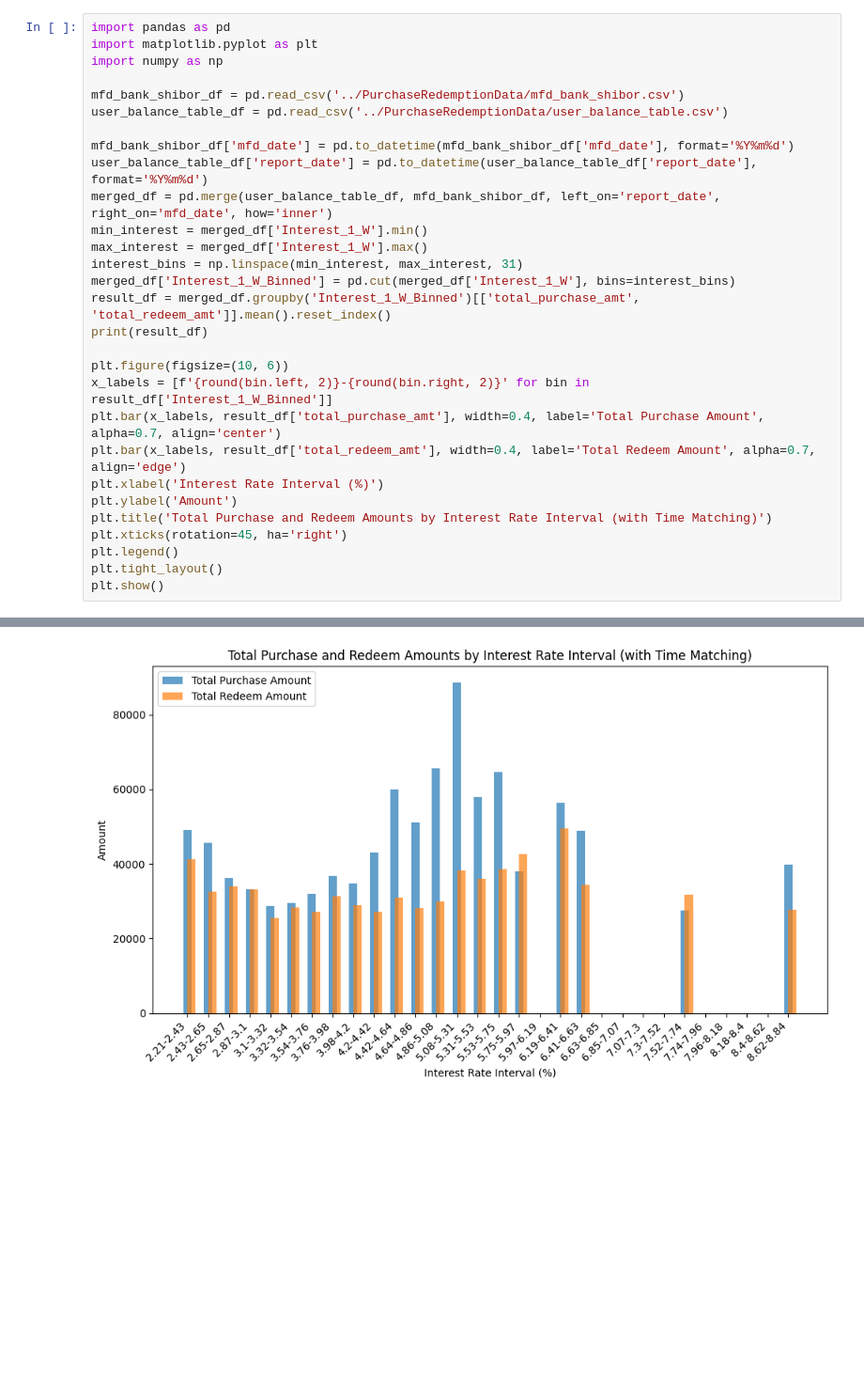
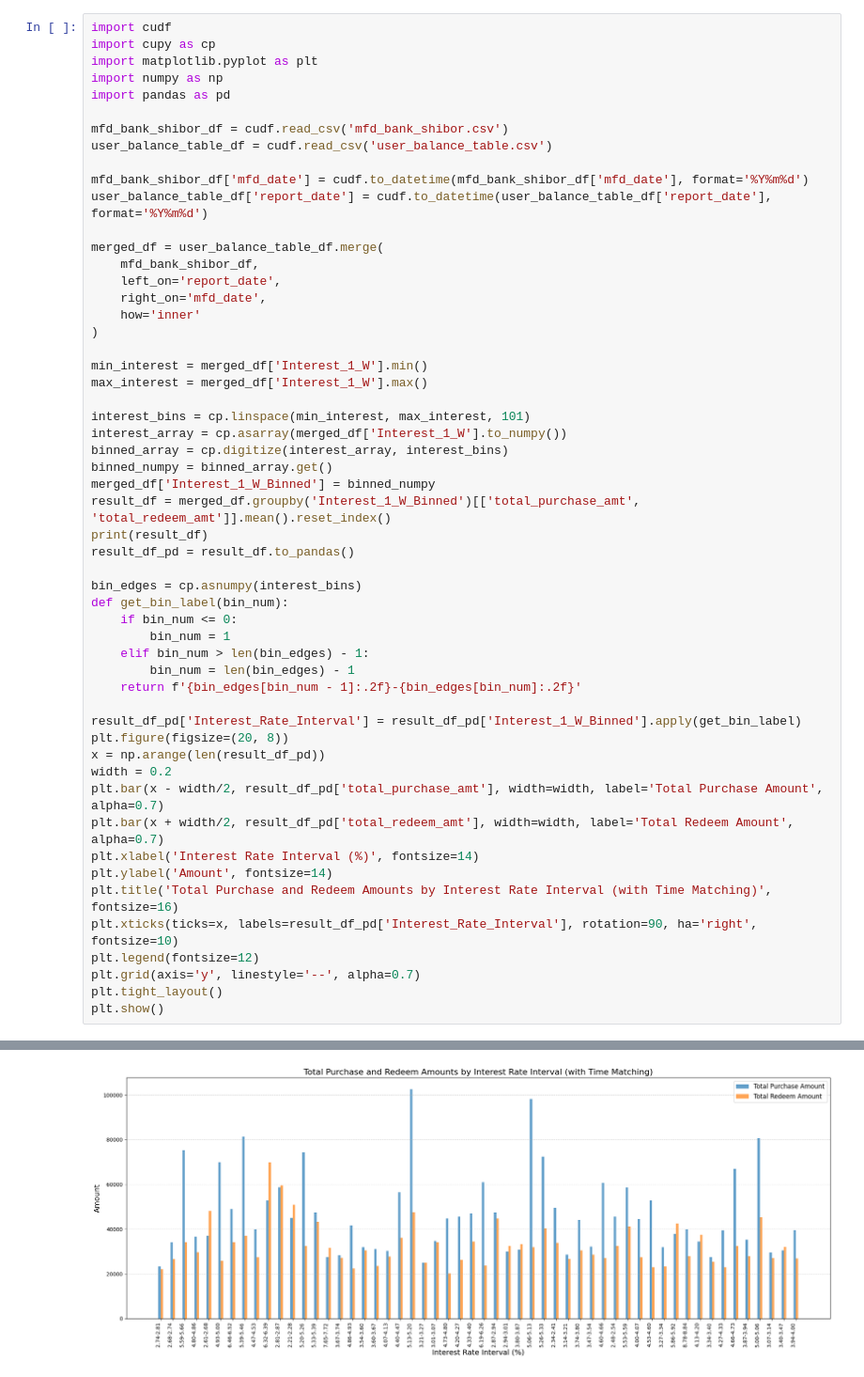
Before and after one commit to xjyOOoo/BigDataLab2, a Jupyter notebook: InterferingFactors/process.ipynb, the cells around one changed output, grey strips where cells are left out. Shown at 94% size. Saved outputs shown, nothing was run; the diff lists cells and outputs as text; blank space fills up the shorter version.

```diff
--- a/InterferingFactors/process.ipynb
+++ b/InterferingFactors/process.ipynb
@@ -1,30 +1,55 @@
 # %%
-import pandas as pd
+import cudf
+import cupy as cp
 import matplotlib.pyplot as plt
 import numpy as np
+import pandas as pd
 
-mfd_bank_shibor_df = pd.read_csv('../PurchaseRedemptionData/mfd_bank_shibor.csv')
-user_balance_table_df = pd.read_csv('../PurchaseRedemptionData/user_balance_table.csv')
+mfd_bank_shibor_df = cudf.read_csv('mfd_bank_shibor.csv')
+user_balance_table_df = cudf.read_csv('user_balance_table.csv')
 
-mfd_bank_shibor_df['mfd_date'] = pd.to_datetime(mfd_bank_shibor_df['mfd_date'], format='%Y%m%d')
-user_balance_table_df['report_date'] = pd.to_datetime(user_balance_table_df['report_date'], format='%Y%m%d')
-merged_df = pd.merge(user_balance_table_df, mfd_bank_shibor_df, left_on='report_date', right_on='mfd_date', how='inner')
+mfd_bank_shibor_df['mfd_date'] = cudf.to_datetime(mfd_bank_shibor_df['mfd_date'], format='%Y%m%d')
+user_balance_table_df['report_date'] = cudf.to_datetime(user_balance_table_df['report_date'], format='%Y%m%d')
+
+merged_df = user_balance_table_df.merge(
+    mfd_bank_shibor_df,
+    left_on='report_date',
+    right_on='mfd_date',
+    how='inner'
+)
+
 min_interest = merged_df['Interest_1_W'].min()
 max_interest = merged_df['Interest_1_W'].max()
-interest_bins = np.linspace(min_interest, max_interest, 31)
-merged_df['Interest_1_W_Binned'] = pd.cut(merged_df['Interest_1_W'], bins=interest_bins)
+
+interest_bins = cp.linspace(min_interest, max_interest, 101)
+interest_array = cp.asarray(merged_df['Interest_1_W'].to_numpy())
+binned_array = cp.digitize(interest_array, interest_bins)
+binned_numpy = binned_array.get()
+merged_df['Interest_1_W_Binned'] = binned_numpy
 result_df = merged_df.groupby('Interest_1_W_Binned')[['total_purchase_amt', 'total_redeem_amt']].mean().reset_index()
 print(result_df)
+result_df_pd = result_df.to_pandas()
 
-plt.figure(figsize=(10, 6))
-x_labels = [f'{round(bin.left, 2)}-{round(bin.right, 2)}' for bin in result_df['Interest_1_W_Binned']]
-plt.bar(x_labels, result_df['total_purchase_amt'], width=0.4, label='Total Purchase Amount', alpha=0.7, align='center')
-plt.bar(x_labels, result_df['total_redeem_amt'], width=0.4, label='Total Redeem Amount', alpha=0.7, align='edge')
-plt.xlabel('Interest Rate Interval (%)')
-plt.ylabel('Amount')
-plt.title('Total Purchase and Redeem Amounts by Interest Rate Interval (with Time Matching)')
-plt.xticks(rotation=45, ha='right')
-plt.legend()
+bin_edges = cp.asnumpy(interest_bins)
+def get_bin_label(bin_num):
+    if bin_num <= 0:
+        bin_num = 1
+    elif bin_num > len(bin_edges) - 1:
+        bin_num = len(bin_edges) - 1
+    return f'{bin_edges[bin_num - 1]:.2f}-{bin_edges[bin_num]:.2f}'
+
+result_df_pd['Interest_Rate_Interval'] = result_df_pd['Interest_1_W_Binned'].apply(get_bin_label)
+plt.figure(figsize=(20, 8))
+x = np.arange(len(result_df_pd))
+width = 0.2
+plt.bar(x - width/2, result_df_pd['total_purchase_amt'], width=width, label='Total Purchase Amount', alpha=0.7)
+plt.bar(x + width/2, result_df_pd['total_redeem_amt'], width=width, label='Total Redeem Amount', alpha=0.7)
+plt.xlabel('Interest Rate Interval (%)', fontsize=14)
+plt.ylabel('Amount', fontsize=14)
+plt.title('Total Purchase and Redeem Amounts by Interest Rate Interval (with Time Matching)', fontsize=16)
+plt.xticks(ticks=x, labels=result_df_pd['Interest_Rate_Interval'], rotation=90, ha='right', fontsize=10)
+plt.legend(fontsize=12)
+plt.grid(axis='y', linestyle='--', alpha=0.7)
 plt.tight_layout()
 plt.show()
 # %% [output]
@@ -48 +73 @@ plt.show()
-[figure, old version]
+[figure, new version]
```
Also changed, not shown: parts of 1 cell of this notebook, 2 other files.
